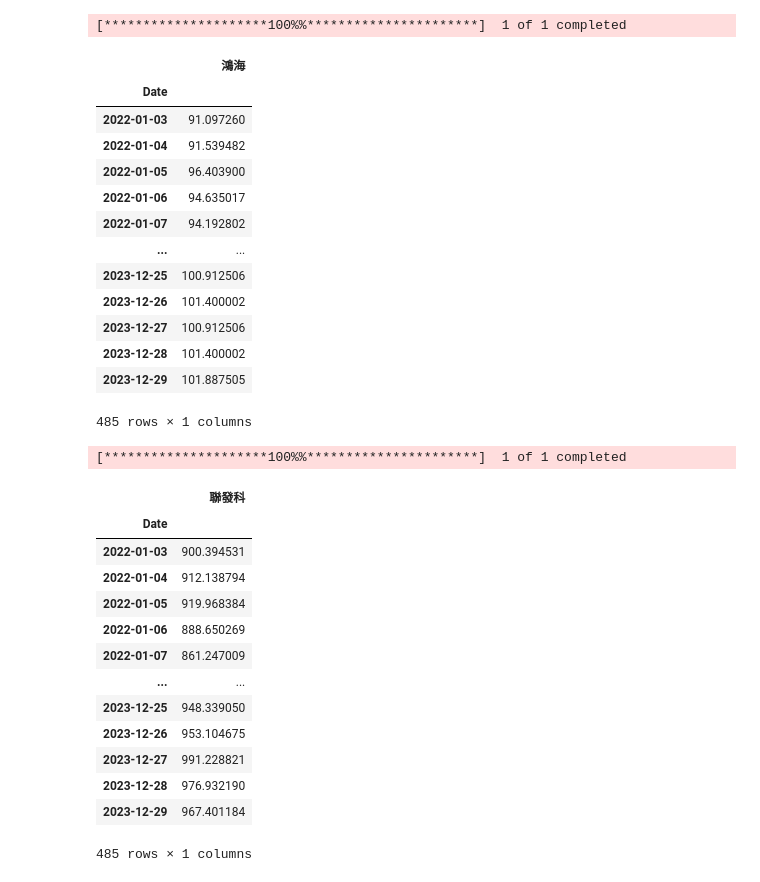
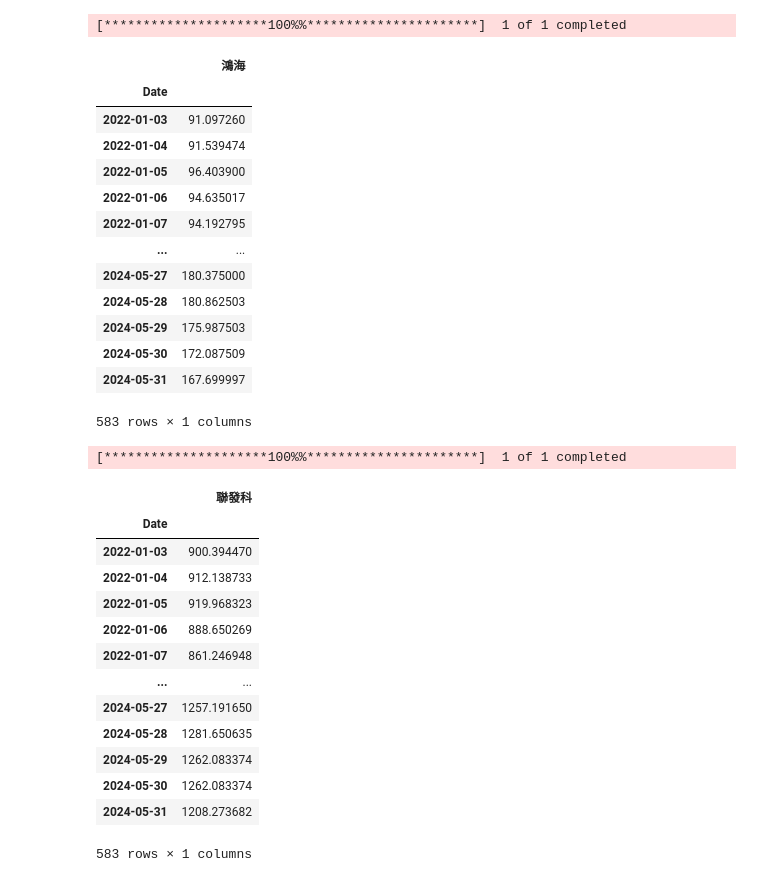
Before and after one commit to lf0116/lf_0116, a Jupyter notebook: lesson20_2.ipynb, the cells around one changed output. Drawn from its saved outputs; the diff is of its cells as text; code cells hidden in the pictures.

```diff
--- a/lesson20_2.ipynb
+++ b/lesson20_2.ipynb
@@ -70,28 +70,28 @@ tw2303
 # %%
 import yfinance as yf
-data = yf.download("2317.TW", start="2022-01-01",end="2023-12-31")
+data = yf.download("2317.TW", start="2022-01-01",end="2024-06-01")
 tw2317 = data[['Adj Close']]
 tw2317.columns = ['鴻海']
 tw2317
 # %% [output]
 [*********************100%%**********************]  1 of 1 completed
 |  | 鴻海 |
 | Date |  |
 | 2022-01-03 | 91.097260 |
-| 2022-01-04 | 91.539482 |
+| 2022-01-04 | 91.539474 |
 | 2022-01-05 | 96.403900 |
 | 2022-01-06 | 94.635017 |
-| 2022-01-07 | 94.192802 |
+| 2022-01-07 | 94.192795 |
 | ... | ... |
-| 2023-12-25 | 100.912506 |
-| 2023-12-26 | 101.400002 |
-| 2023-12-27 | 100.912506 |
-| 2023-12-28 | 101.400002 |
-| 2023-12-29 | 101.887505 |
+| 2024-05-27 | 180.375000 |
+| 2024-05-28 | 180.862503 |
+| 2024-05-29 | 175.987503 |
+| 2024-05-30 | 172.087509 |
+| 2024-05-31 | 167.699997 |
-485 rows × 1 columns
+583 rows × 1 columns
 # %%
 import yfinance as yf
-data = yf.download("2454.TW", start="2022-01-01",end="2023-12-31")
+data = yf.download("2454.TW", start="2022-01-01",end="2024-06-01")
 tw2454 = data[['Adj Close']]
 tw2454.columns = ['聯發科']
 tw2454
@@ -99,18 +99,18 @@ tw2454
 [*********************100%%**********************]  1 of 1 completed
 |  | 聯發科 |
 | Date |  |
-| 2022-01-03 | 900.394531 |
-| 2022-01-04 | 912.138794 |
-| 2022-01-05 | 919.968384 |
+| 2022-01-03 | 900.394470 |
+| 2022-01-04 | 912.138733 |
+| 2022-01-05 | 919.968323 |
 | 2022-01-06 | 888.650269 |
-| 2022-01-07 | 861.247009 |
+| 2022-01-07 | 861.246948 |
 | ... | ... |
-| 2023-12-25 | 948.339050 |
-| 2023-12-26 | 953.104675 |
-| 2023-12-27 | 991.228821 |
-| 2023-12-28 | 976.932190 |
-| 2023-12-29 | 967.401184 |
+| 2024-05-27 | 1257.191650 |
+| 2024-05-28 | 1281.650635 |
+| 2024-05-29 | 1262.083374 |
+| 2024-05-30 | 1262.083374 |
+| 2024-05-31 | 1208.273682 |
-485 rows × 1 columns
+583 rows × 1 columns
 # %%
 import pandas as pd
 frame = pd.concat([tw2303, tw2317, tw2330, tw2454], axis = 1)
```
Also changed, not shown: parts of 11 cells of this notebook.
